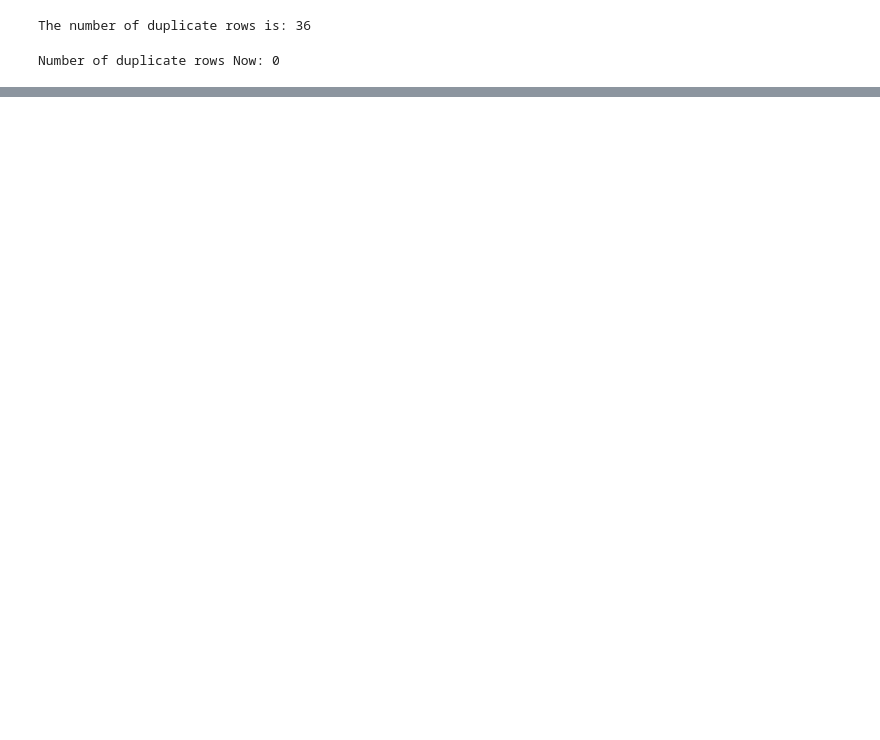
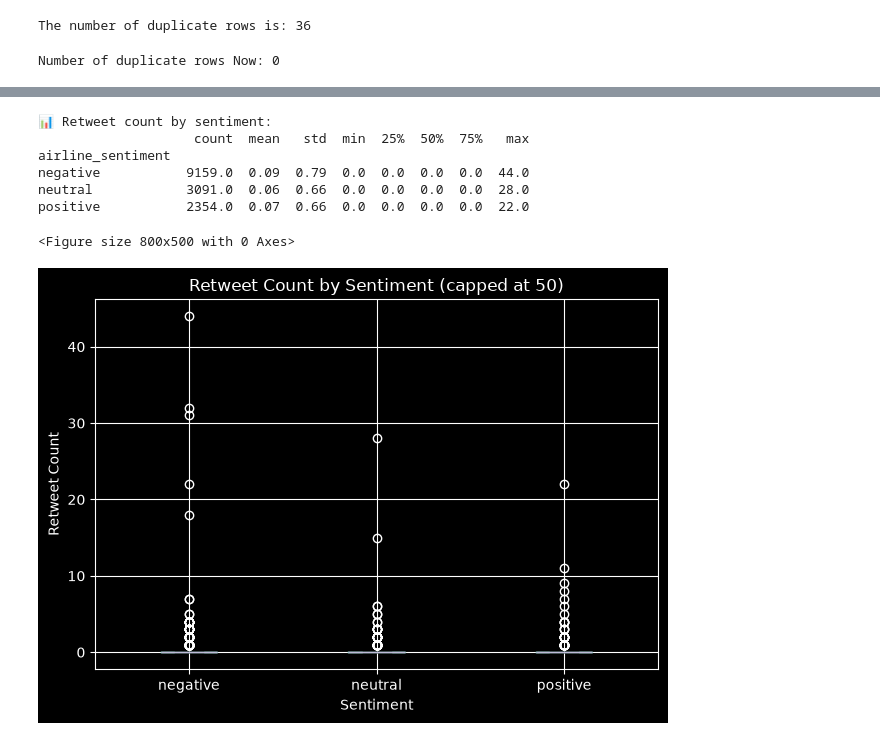
Before and after one commit to MaykInvest/Sentiment_Analysis_Airline, a Jupyter notebook: project.ipynb, the cells around one changed output, grey strips where cells are left out. Saved outputs shown, nothing was run; the diff lists cells and outputs as text; code cells hidden in the pictures; blank space fills up the shorter version.

```diff
--- a/project.ipynb
+++ b/project.ipynb
@@ -419,19 +320,0 @@ plt.show()
-# %%
-# ============================================================
-# 📏 TWEET LENGTH ANALYSIS
-# ============================================================
-df['tweet_length'] = df['text'].apply(len)
-
-plt.figure(figsize=(10, 5))
-for sentiment, color in zip(['negative', 'neutral', 'positive'], colors):
-    subset = df[df['airline_sentiment'] == sentiment]['tweet_length']
-    plt.hist(subset, bins=50, alpha=0.6, label=sentiment, color=color)
-
-plt.title('Tweet Length Distribution by Sentiment')
-plt.xlabel('Tweet Length (characters)')
-plt.ylabel('Count')
-plt.legend()
-plt.tight_layout()
-plt.show()
-
-print(df.groupby('airline_sentiment')['tweet_length'].describe().round(1))
@@ -559,0 +567,29 @@ print(dfc.columns.tolist())
+# %%
+# ============================================================
+# 🔁 RETWEET COUNT BY SENTIMENT
+# ============================================================
+
+print("📊 Retweet count by sentiment:")
+print(dfc.groupby('airline_sentiment')['retweet_count'].describe().round(2))
+print()
+
+plt.figure(figsize=(8, 5))
+dfc[dfc['retweet_count'] < 50].boxplot(
+    column = 'retweet_count',
+    by     = 'airline_sentiment'
+)
+plt.title('Retweet Count by Sentiment (capped at 50)')
+plt.suptitle('')
+plt.xlabel('Sentiment')
+plt.ylabel('Retweet Count')
+plt.tight_layout()
+plt.show()
+# %% [output]
+📊 Retweet count by sentiment:
+                    count  mean   std  min  25%  50%  75%   max
+airline_sentiment
+negative           9159.0  0.09  0.79  0.0  0.0  0.0  0.0  44.0
+neutral            3091.0  0.06  0.66  0.0  0.0  0.0  0.0  28.0
+positive           2354.0  0.07  0.66  0.0  0.0  0.0  0.0  22.0
+<Figure size 800x500 with 0 Axes>
+[figure, added]
```
Also changed, not shown: parts of 20 cells of this notebook.
